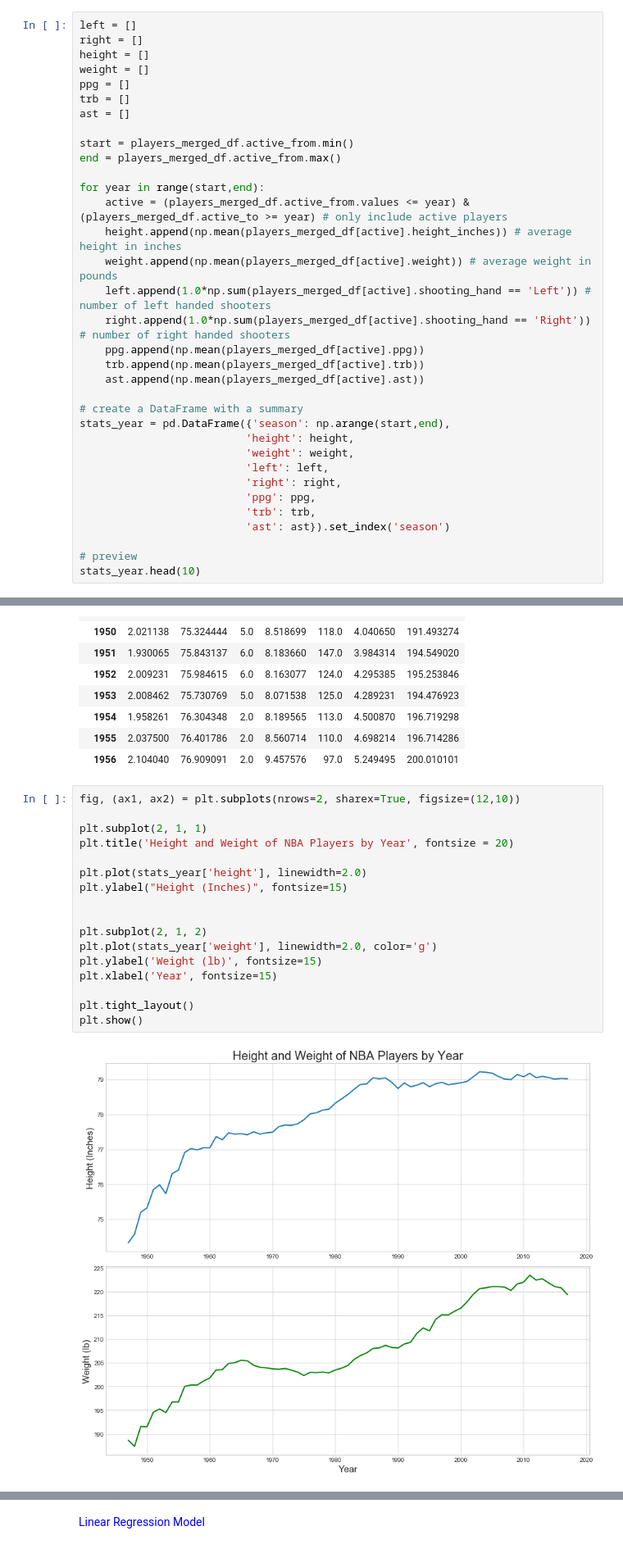
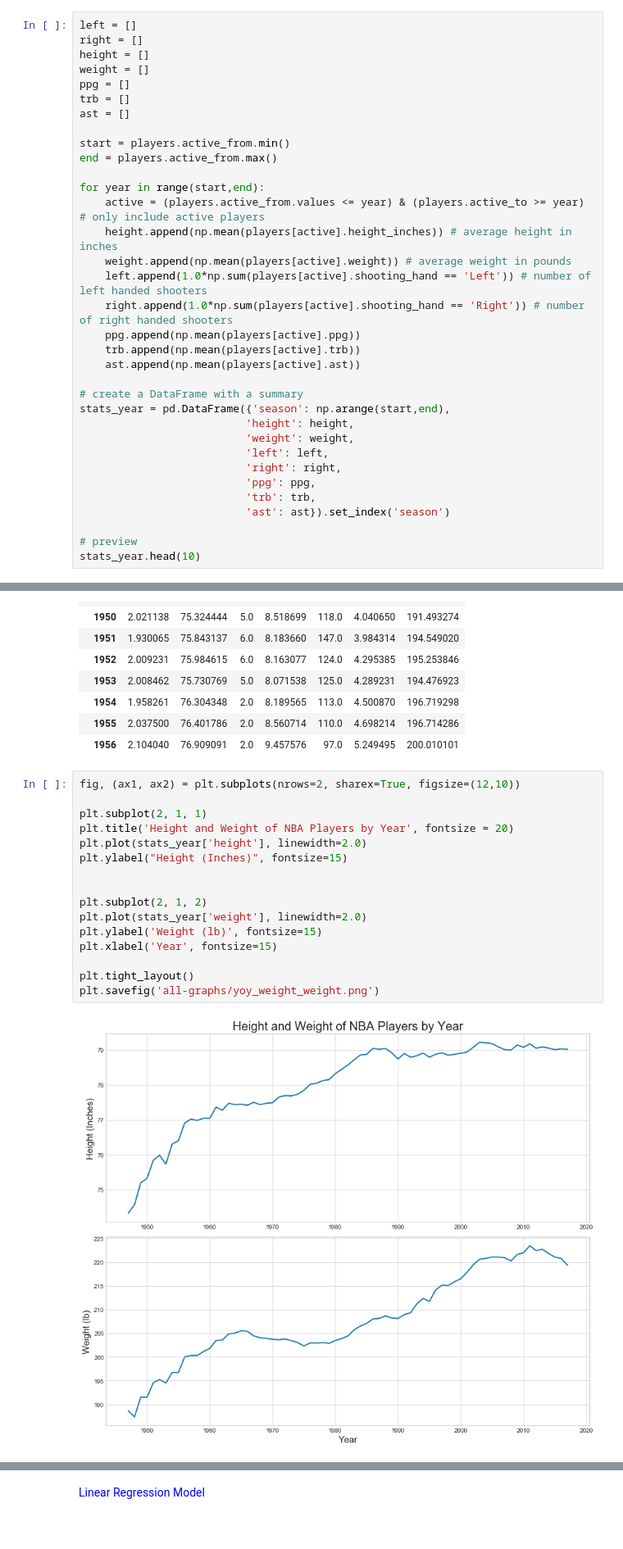
Before and after one commit to ymericson/NBA-player-info, a Jupyter notebook: NBA players stats.ipynb, the cells around one changed output, grey strips where cells are left out. Shown at 82% size. Saved outputs shown, nothing was run; the diff lists cells and outputs as text.

```diff
--- a/NBA players stats.ipynb
+++ b/NBA players stats.ipynb
@@ -425,18 +448,18 @@ ppg = []
 trb = []
 ast = []
 
-start = players_merged_df.active_from.min()
-end = players_merged_df.active_from.max()
+start = players.active_from.min()
+end = players.active_from.max()
 
 for year in range(start,end):
-    active = (players_merged_df.active_from.values <= year) & (players_merged_df.active_to >= year) # only include active players
-    height.append(np.mean(players_merged_df[active].height_inches)) # average height in inches
-    weight.append(np.mean(players_merged_df[active].weight)) # average weight in pounds
-    left.append(1.0*np.sum(players_merged_df[active].shooting_hand == 'Left')) # number of left handed shooters
-    right.append(1.0*np.sum(players_merged_df[active].shooting_hand == 'Right')) # number of right handed shooters
-    ppg.append(np.mean(players_merged_df[active].ppg))
-    trb.append(np.mean(players_merged_df[active].trb))
-    ast.append(np.mean(players_merged_df[active].ast))
+    active = (players.active_from.values <= year) & (players.active_to >= year) # only include active players
+    height.append(np.mean(players[active].height_inches)) # average height in inches
+    weight.append(np.mean(players[active].weight)) # average weight in pounds
+    left.append(1.0*np.sum(players[active].shooting_hand == 'Left')) # number of left handed shooters
+    right.append(1.0*np.sum(players[active].shooting_hand == 'Right')) # number of right handed shooters
+    ppg.append(np.mean(players[active].ppg))
+    trb.append(np.mean(players[active].trb))
+    ast.append(np.mean(players[active].ast))
 
 # create a DataFrame with a summary
 stats_year = pd.DataFrame({'season': np.arange(start,end),
@@ -466,19 +489,18 @@ stats_year.head(10)
 # %%
 fig, (ax1, ax2) = plt.subplots(nrows=2, sharex=True, figsize=(12,10))
 
 plt.subplot(2, 1, 1)
 plt.title('Height and Weight of NBA Players by Year', fontsize = 20)
-
 plt.plot(stats_year['height'], linewidth=2.0)
 plt.ylabel("Height (Inches)", fontsize=15)
 
 
 plt.subplot(2, 1, 2)
-plt.plot(stats_year['weight'], linewidth=2.0, color='g')
+plt.plot(stats_year['weight'], linewidth=2.0)
 plt.ylabel('Weight (lb)', fontsize=15)
 plt.xlabel('Year', fontsize=15)
 
 plt.tight_layout()
-plt.show()
+plt.savefig('all-graphs/yoy_weight_weight.png')
 # %% [output]
-[figure, old version]
+[figure, new version]
```
Also changed, not shown: parts of 25 cells of this notebook, 10 other files.
